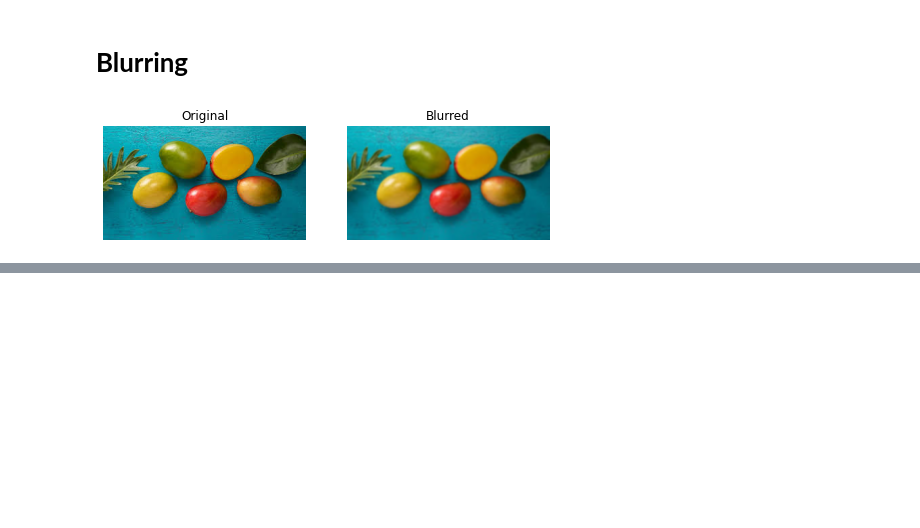
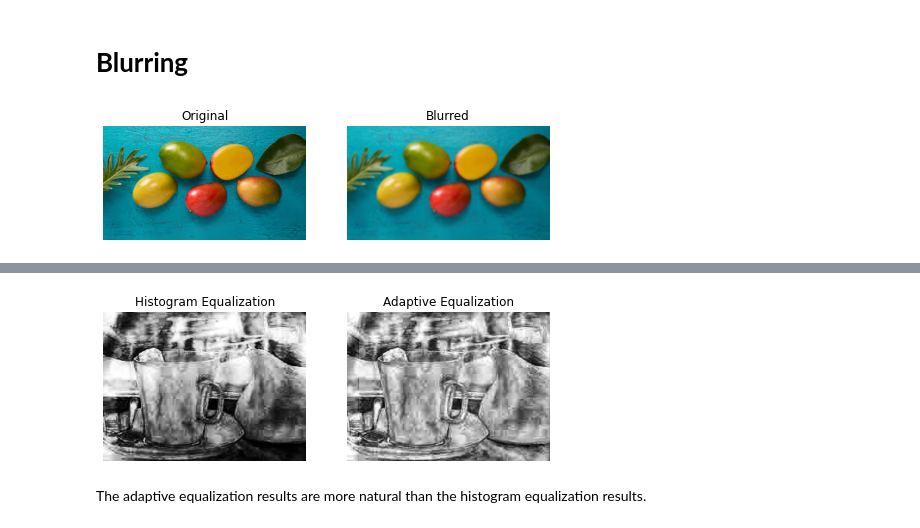
Before and after one commit to Gizem-kaya/Image-Processing-with-Python, a Jupyter notebook: Filter_Contrast_Transformation_Morphology.ipynb, the cells around one changed output, grey strips where cells are left out. Cells and saved outputs as stored; diff of their text form; code cells hidden in the pictures; blank space fills up the shorter version.

Commit message:
Contrast added

```diff
--- a/Filter_Contrast_Transformation_Morphology.ipynb
+++ b/Filter_Contrast_Transformation_Morphology.ipynb
@@ -42,0 +56,8 @@ comparison(image, gaussian_im, "Blurred")
+# %%
+adap_equalized = exposure.equalize_adapthist(faded, clip_limit= 0.02) # clip_limit must be between 0 and 1. Changes the contrast.
+
+comparison(hist_equalized, "Histogram Equalization", adap_equalized, "Adaptive Equalization")
+# %% [output]
+[figure, added]
+# %% [markdown]
+The adaptive equalization results are more natural than the histogram equalization results.
```
Also changed, not shown: parts of 6 cells of this notebook.
